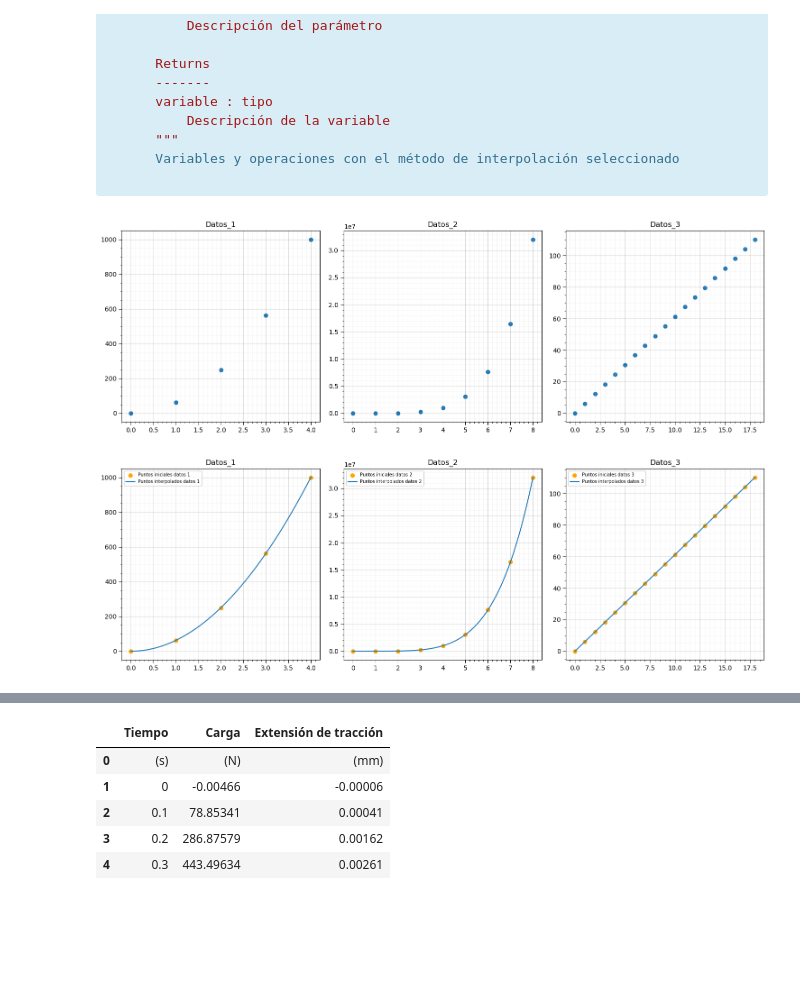
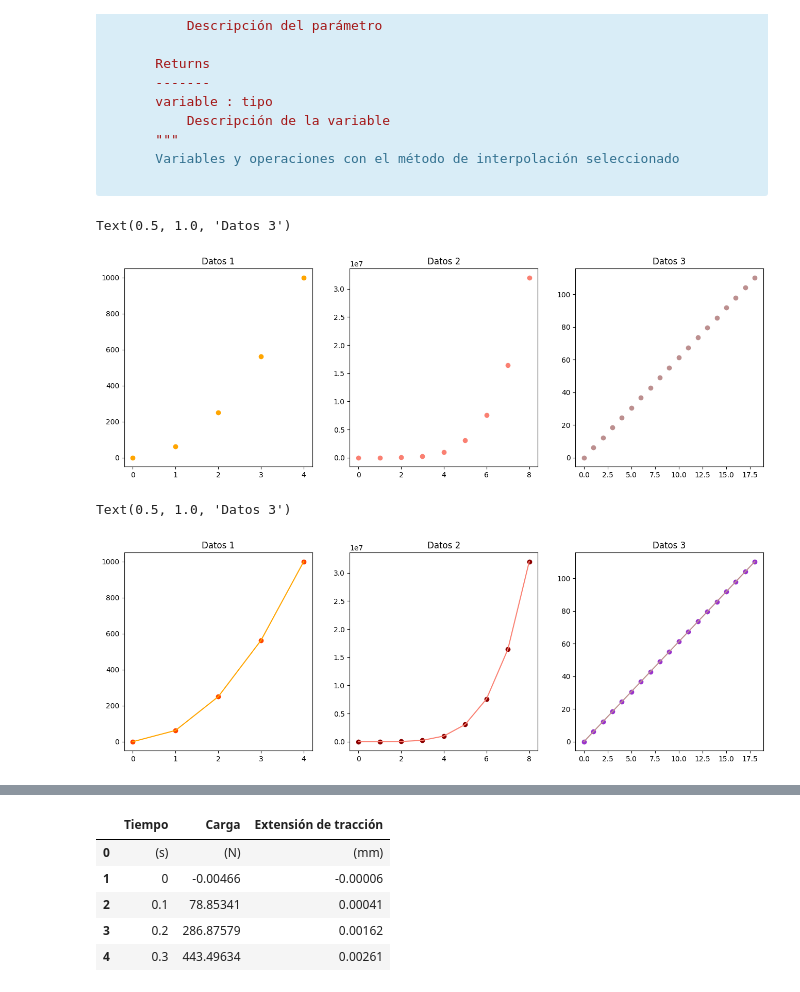
Before and after one commit to Cricea/Taller_1_HC_2023, a Jupyter notebook: Taller 1 - Interpolación y Raices/Taller_1.ipynb, the cells around one changed output, grey strips where cells are left out. Drawn from its saved outputs; the diff is of its cells as text; code cells hidden in the pictures; blank space fills up the shorter version.

Commit message:
Cambie colores

```diff
--- a/Taller 1 - Interpolación y Raices/Taller_1.ipynb
+++ b/Taller 1 - Interpolación y Raices/Taller_1.ipynb
@@ -126,17 +124,21 @@ datos_3 = np.array([0.        ,   6.12244898,  12.24489796,  18.36734694,
                     97.95918367, 104.08163265, 110.20408163])
 # %%
 # 1.1. Generar puntos en x
-datosx_1= np.arange (0,len(datos_1)+1)
-datosx_2 = np.arange(0,len(datos_2)+1)
-datosx_3 = np.arange(0,len(datos_1)+1)
+datosx_1= np.arange (0,len(datos_1))
+datosx_2 = np.arange(0,len(datos_2))
+datosx_3 = np.arange(0,len(datos_3))
 # %%
 # 1.2. Gráficar en un subplot 3 columnas - 1 fila
 fig, ax = plt.subplots(1, 3, figsize=(16,5))
-ax[0].scatter(x= datosx_1,y= datos_1)
-ax[1].scatter(x= datosx_2,y= datos_2)
-ax[2].scatter(x= datos_3,y= datos_3)
+ax[0].scatter(x= datosx_1,y= datos_1, color='orange')
+ax[0].set_title('Datos 1')
+ax[1].scatter(x= datosx_2,y= datos_2, color='#FA8072')
+ax[1].set_title('Datos 2')
+ax[2].scatter(x= datosx_3,y= datos_3, color='#BC8F8F')
+ax[2].set_title('Datos 3')
 # %% [output]
+Text(0.5, 1.0, 'Datos 3')
-[figure, old version]
+[figure, new version]
 # %%
 # Importar librerías para la interpolación
 from scipy.interpolate import lagrange
@@ -159,14 +163,18 @@ inter_3 = InterpolatedUnivariateSpline(datosx_3,datos_3,k=5)
 # %%
 # 1.4. Gráficar los datos interpolados
 fig, ax = plt.subplots(1,3,figsize=(16,5))
-ax[0].scatter(datosx_1, datos_1)
+ax[0].scatter(datosx_1, datos_1, color='#FF4500')
 ax[0].plot(datosx_1,inter_1(datosx_1),color="orange")
-ax[1].scatter(datosx_2, datos_2)
-ax[1].plot(datosx_2,inter_2(datosx_2),color="purple")
-ax[2].scatter(datosx_3, datos_3)
-ax[2].plot(datosx_3,inter_3(datosx_3),color="black")
+ax[0].set_title('Datos 1')
+ax[1].scatter(datosx_2, datos_2, color='#8B0000')
+ax[1].plot(datosx_2,inter_2(datosx_2),color='#FA8072')
+ax[1].set_title('Datos 2')
+ax[2].scatter(datosx_3, datos_3, color='#9932CC')
+ax[2].plot(datosx_3,inter_3(datosx_3),color='#BC8F8F')
+ax[2].set_title('Datos 3')
 # %% [output]
+Text(0.5, 1.0, 'Datos 3')
-[figure, old version]
+[figure, new version]
 # %% [markdown]
 ----
 ## Punto 2
```
Also changed, not shown: parts of 6 cells of this notebook, 1 other file.
